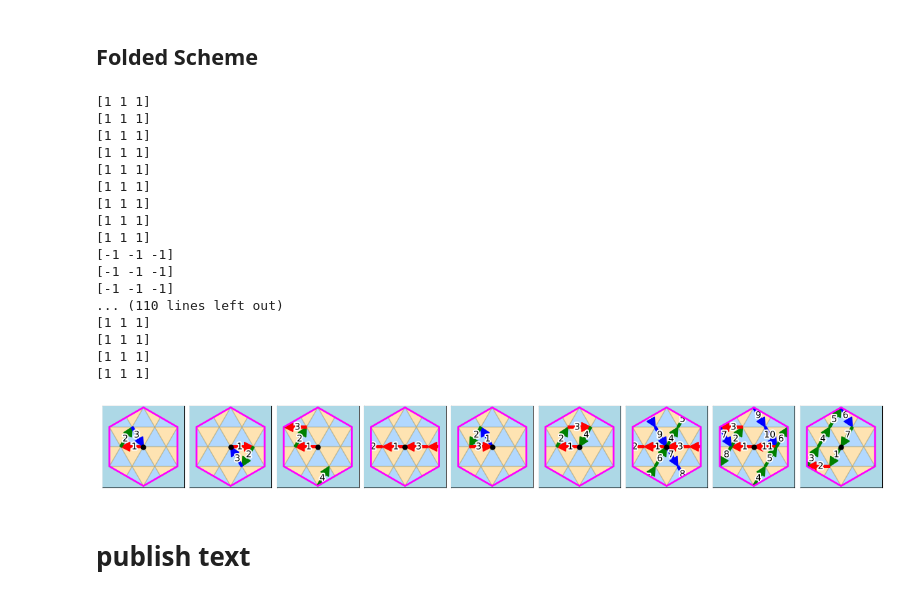
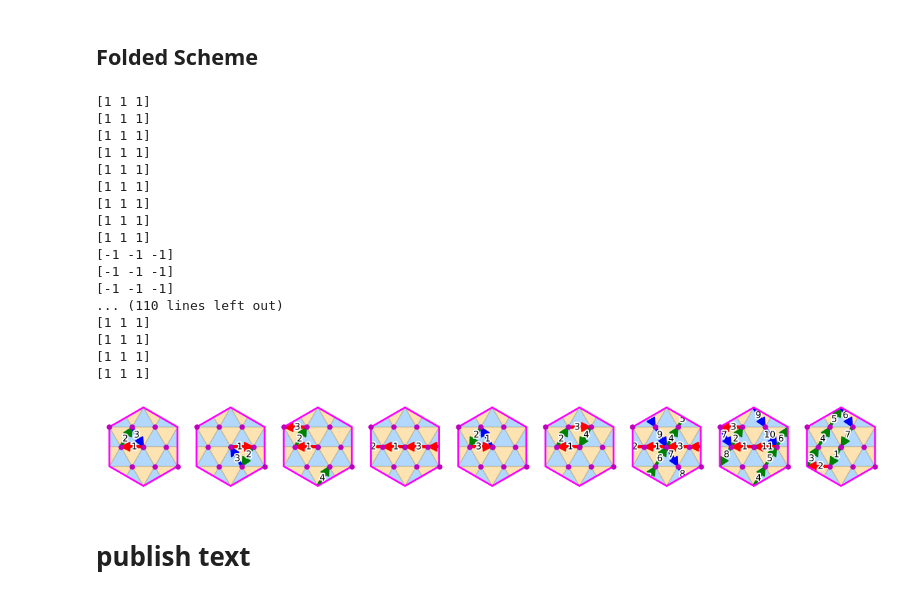
Before and after one commit to Potdooshami/2H_TaSe2_Tc_STM, a Jupyter notebook: E06_boundary_examples.ipynb, the cells around one changed output. Cells and saved outputs as stored; diff of their text form; code cells hidden in the pictures.

```diff
--- a/E06_boundary_examples.ipynb
+++ b/E06_boundary_examples.ipynb
@@ -63,8 +52,6 @@ for word in words:
     RgbBoundary(word).draw_arrow_trajectory(index_points=False,show_origin=True,index_arrows=False)
     ax.set_xticks([])
     ax.set_yticks([])
-    for spine in ax.spines.values():
-        spine.set_color('white')
     # ax.set_xlim(-2,2)
     # ax.set_ylim(-2,2)
     ax.set_xlim(-3.5,1.5)
@@ -102,48 +89,55 @@ for word in words:
     ax = axs[ind-1]
     plt.sca(ax)
     fig,ax  = cry_vortex_triangle.plot_crystal()
-    cry_sup_wigner.plot_crystal()
+    # cry_sup_wigner.plot_crystal()
     for a1s in [0,1,-1]:
         for a2s in [0,1,-1]:
             xy_origin = a1s*pv_sup.a1 + a2s*pv_sup.a2
-            ax.plot(xy_origin[0], xy_origin[1], 'mo', zorder=100)
             RgbBoundary(word).draw_arrow_trajectory(index_points=False,show_origin=True,index_arrows=True,
                                                     xy_origin=xy_origin)
-            ax.set_xticks([])
+
+    ax.add_patch(get_subtracted_patch())
+    for a1s in [0,1,-1]:
+        for a2s in [0,1,-1]:
+            xy_origin = a1s*pv_sup.a1/3 + a2s*pv_sup.a2/3
+            # 9개의 기저 격자점을 마젠타('mo') 색상으로 플롯하는 코드 추가
+            ax.plot(xy_origin[0], xy_origin[1], 'mo', zorder=1000000,ms=5)
+    ax.set_xticks([])
     ax.set_yticks([])
-    for spine in ax.spines.values():
-        spine.set_color('white')
     ax.set_xlim(-crop,crop)
     ax.set_ylim(-crop,crop)
-    ax.add_patch(get_subtracted_patch())
+    for spine in ax.spines.values():
+        spine.set_edgecolor('white')       # 테두리 색상 변경
+        spine.set_linewidth(3)
+
 
 
     # ax.set_position([0,0,1,1])
 
 
 # ax.set_xlim(-2,2)
 # ax.set_ylim(-2,2)
 # ax.set_xlim(-4,4)
 # ax.set_ylim(-4,4)
 # %% [output]
 [1 1 1]
 [1 1 1]
 [1 1 1]
 [1 1 1]
 [1 1 1]
 [1 1 1]
 [1 1 1]
 [1 1 1]
 [1 1 1]
 [-1 -1 -1]
 [-1 -1 -1]
 [-1 -1 -1]
 ... (110 lines left out)
 [1 1 1]
 [1 1 1]
 [1 1 1]
 [1 1 1]
-[figure, old version]
+[figure, new version]
 # %%
 fig.savefig("assets/E06_boundary_examples_reduced.svg")
 # %% [markdown]
```
Also changed, not shown: parts of 19 cells of this notebook, 2 other files.
